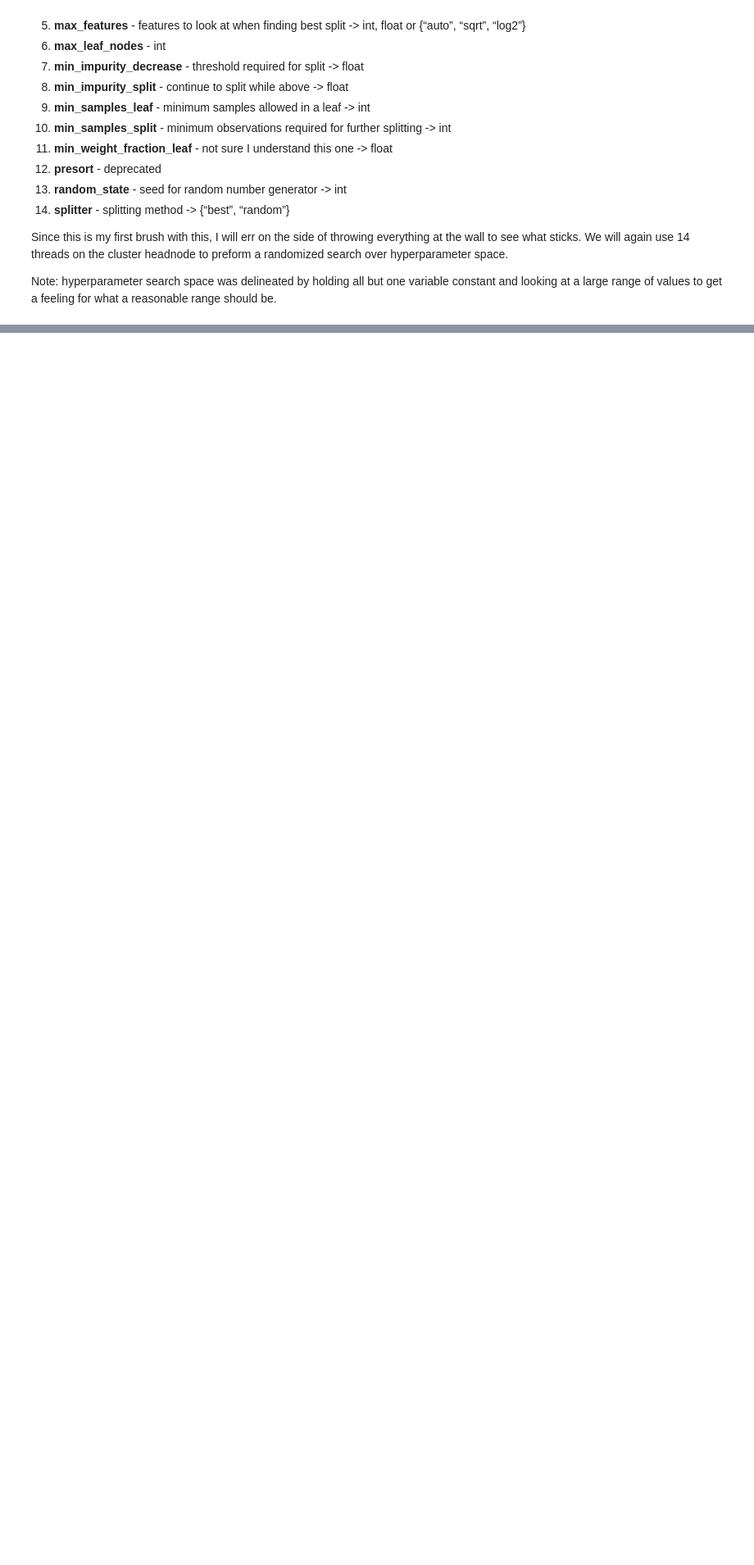
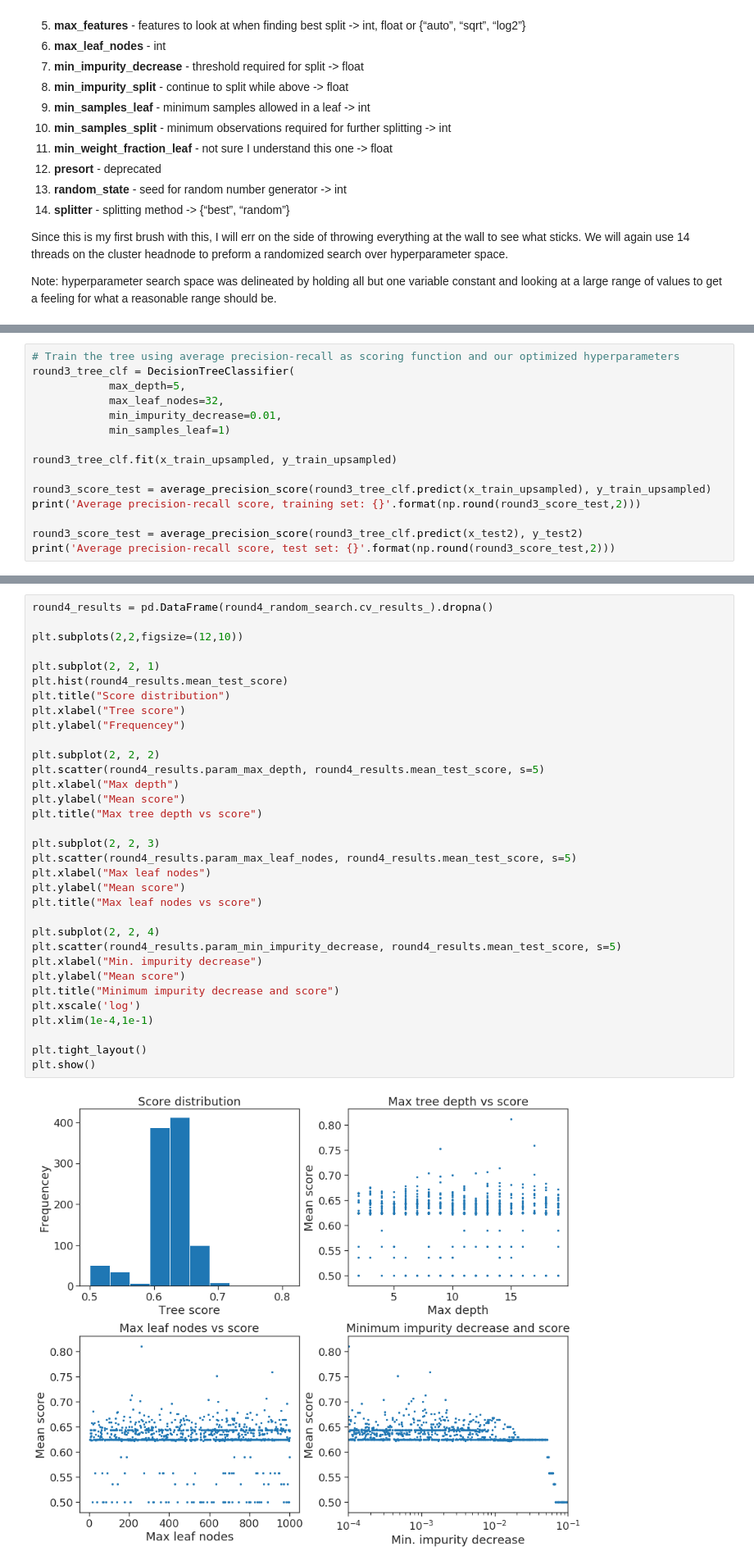
Before and after one commit to gperdrizet/tree-based_algorithms, a Jupyter notebook: Mini_Project_Tree-Based_Algorithms.ipynb, the cells around one changed output, grey strips where cells are left out. Shown: that part at 82% size. Drawn from its saved outputs; the diff is of its cells as text; blank space fills up the shorter version.

```diff
--- a/Mini_Project_Tree-Based_Algorithms.ipynb
+++ b/Mini_Project_Tree-Based_Algorithms.ipynb
@@ -503,0 +441,15 @@ This one actually looks best to me - good scores and training and test scores ar
+# %%
+# Train the tree using average precision-recall as scoring function and our optimized hyperparameters
+round3_tree_clf = DecisionTreeClassifier(
+            max_depth=5,
+            max_leaf_nodes=32,
+            min_impurity_decrease=0.01,
+            min_samples_leaf=1)
+
+round3_tree_clf.fit(x_train_upsampled, y_train_upsampled)
+
+round3_score_test = average_precision_score(round3_tree_clf.predict(x_train_upsampled), y_train_upsampled)
+print('Average precision-recall score, training set: {}'.format(np.round(round3_score_test,2)))
+
+round3_score_test = average_precision_score(round3_tree_clf.predict(x_test2), y_test2)
+print('Average precision-recall score, test set: {}'.format(np.round(round3_score_test,2)))
@@ -503,0 +490,35 @@ This one actually looks best to me - good scores and training and test scores ar
+# %%
+round4_results = pd.DataFrame(round4_random_search.cv_results_).dropna()
+
+plt.subplots(2,2,figsize=(12,10))
+
+plt.subplot(2, 2, 1)
+plt.hist(round4_results.mean_test_score)
+plt.title("Score distribution")
+plt.xlabel("Tree score")
+plt.ylabel("Frequencey")
+
+plt.subplot(2, 2, 2)
+plt.scatter(round4_results.param_max_depth, round4_results.mean_test_score, s=5)
+plt.xlabel("Max depth")
+plt.ylabel("Mean score")
+plt.title("Max tree depth vs score")
+
+plt.subplot(2, 2, 3)
+plt.scatter(round4_results.param_max_leaf_nodes, round4_results.mean_test_score, s=5)
+plt.xlabel("Max leaf nodes")
+plt.ylabel("Mean score")
+plt.title("Max leaf nodes vs score")
+
+plt.subplot(2, 2, 4)
+plt.scatter(round4_results.param_min_impurity_decrease, round4_results.mean_test_score, s=5)
+plt.xlabel("Min. impurity decrease")
+plt.ylabel("Mean score")
+plt.title("Minimum impurity decrease and score")
+plt.xscale('log')
+plt.xlim(1e-4,1e-1)
+
+plt.tight_layout()
+plt.show()
+# %% [output]
+[figure, added]
```
Also changed, not shown: parts of 71 cells of this notebook.
